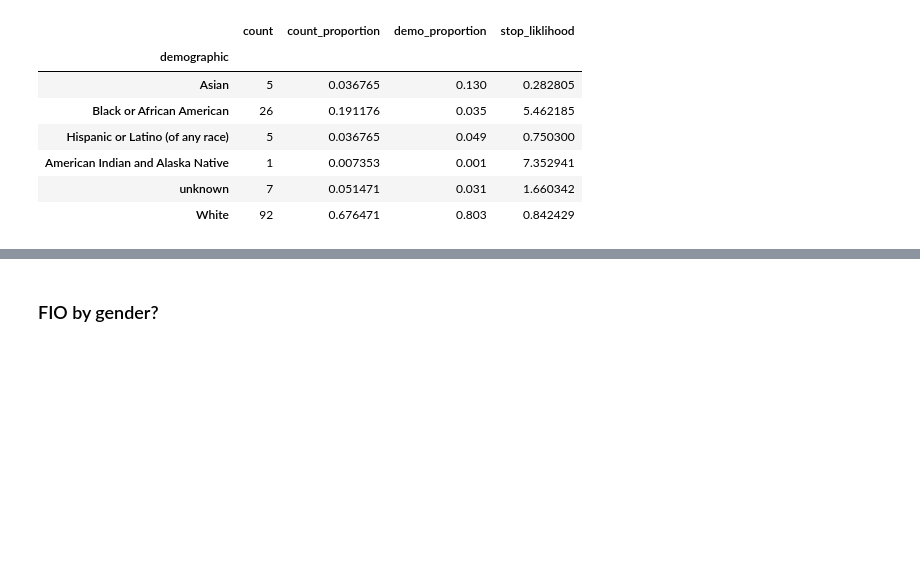
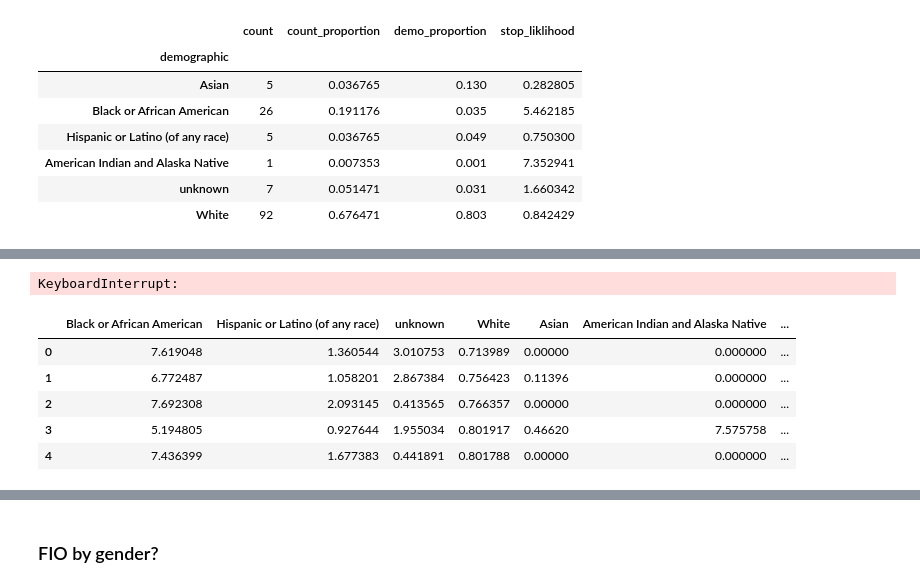
Before and after one commit to benyaminmk/DefundNPD, a Jupyter notebook: crime_spending_bias.ipynb, the cells around one changed output, grey strips where cells are left out. Cells and saved outputs as stored; diff of their text form; code cells hidden in the pictures; blank space fills up the shorter version.

```diff
--- a/crime_spending_bias.ipynb
+++ b/crime_spending_bias.ipynb
@@ -259,0 +297,4 @@ compare.plot(kind='bar')
+# %%
+boot = bootstrap(fio)
+# %% [output]
+KeyboardInterrupt:
@@ -259,0 +305,9 @@ compare.plot(kind='bar')
+# %%
+boot.head()
+# %% [output]
+|  | Black or African American | Hispanic or Latino (of any race) | unknown | White | Asian | American Indian and Alaska Native | ... |
+| 0 | 7.619048 | 1.360544 | 3.010753 | 0.713989 | 0.00000 | 0.000000 | ... |
+| 1 | 6.772487 | 1.058201 | 2.867384 | 0.756423 | 0.11396 | 0.000000 | ... |
+| 2 | 7.692308 | 2.093145 | 0.413565 | 0.766357 | 0.00000 | 0.000000 | ... |
+| 3 | 5.194805 | 0.927644 | 1.955034 | 0.801917 | 0.46620 | 7.575758 | ... |
+| 4 | 7.436399 | 1.677383 | 0.441891 | 0.801788 | 0.00000 | 0.000000 | ... |
```
Also changed, not shown: parts of 30 cells of this notebook, 5 other files.
